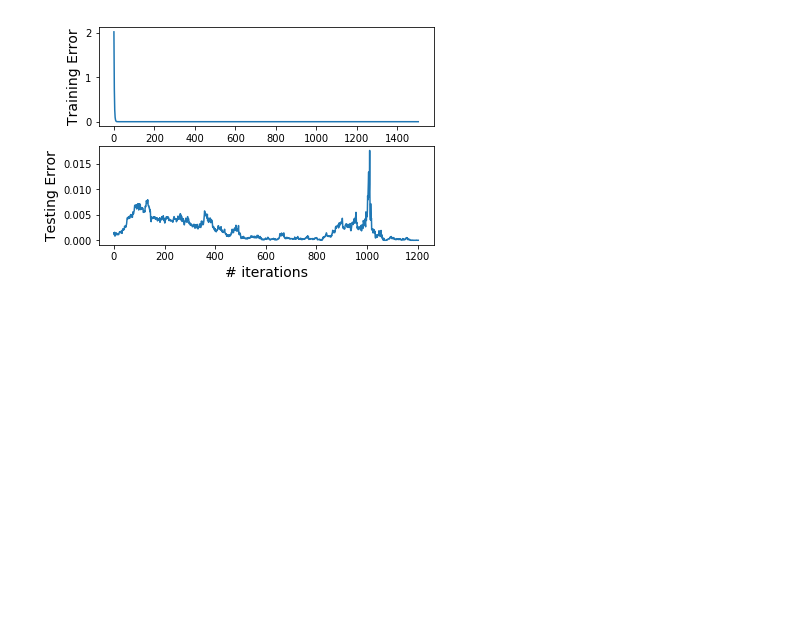
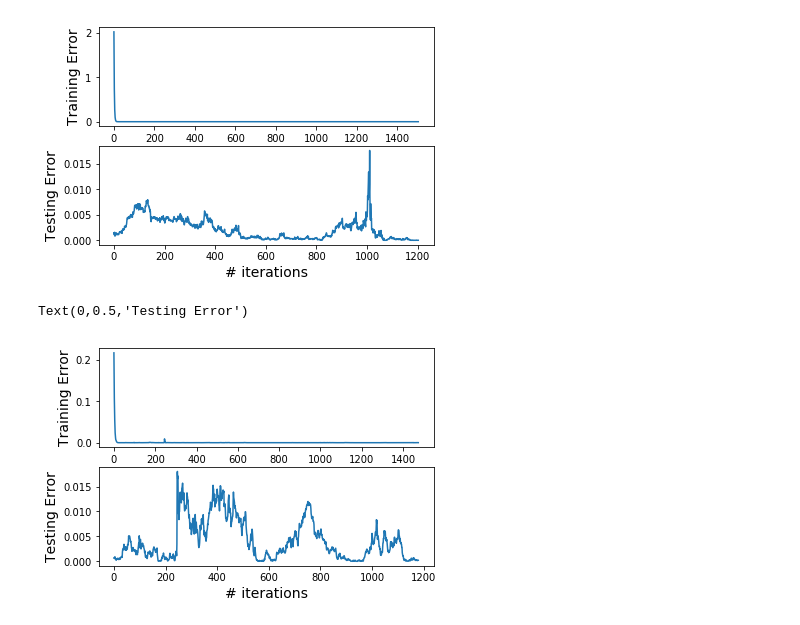
Before and after one commit to harshit23897/Machine-Learning, a Jupyter notebook: Exchange Rate Prediction.ipynb, the cells around one changed output. Drawn from its saved outputs; the diff is of its cells as text; code cells hidden in the pictures; blank space fills up the shorter version.

```diff
--- a/Exchange Rate Prediction.ipynb
+++ b/Exchange Rate Prediction.ipynb
@@ -93,7 +93,7 @@ from operator import add
 import matplotlib.pyplot as plt
 from collections import defaultdict
 
-filename = 'USD_INR_Historical_Data.csv'
+filename = 'GBP_USD_Historical_Data.csv'
 
 price = [] # each value in each column is appended to a list
 
@@ -142,30 +142,33 @@ for index in range(0, len(training)-1):
     e = np.sum(predicted_output)
 
     errors.append(abs(d - e) * abs(d - e))
 
     x = [2.0 * i * mu * (d - e) for i in x]
 
     predicted_weights = list( map(add, predicted_weights, x))
 
 plt.subplot(2, 1, 1)
 plt.plot(errors)
 plt.xlabel('# iterations', fontsize=14, color='black')
 plt.ylabel('Training Error', fontsize=14, color='black')
 
 errors = []
 
 # Testing
 for index in range(0, len(testing)-1):
     x = training[index]
     predicted_output = np.multiply(x, predicted_weights)
     actual_output = training[index+1][0]
 
     d = np.sum(actual_output)
     e = np.sum(predicted_output)
 
     errors.append(abs(d - e) * abs(d - e))
 
 plt.subplot(2, 1, 2)
 plt.plot(errors)
 plt.xlabel('# iterations', fontsize=14, color='black')
 plt.ylabel('Testing Error', fontsize=14, color='black')
+# %% [output]
+Text(0,0.5,'Testing Error')
+[figure, added]
```
